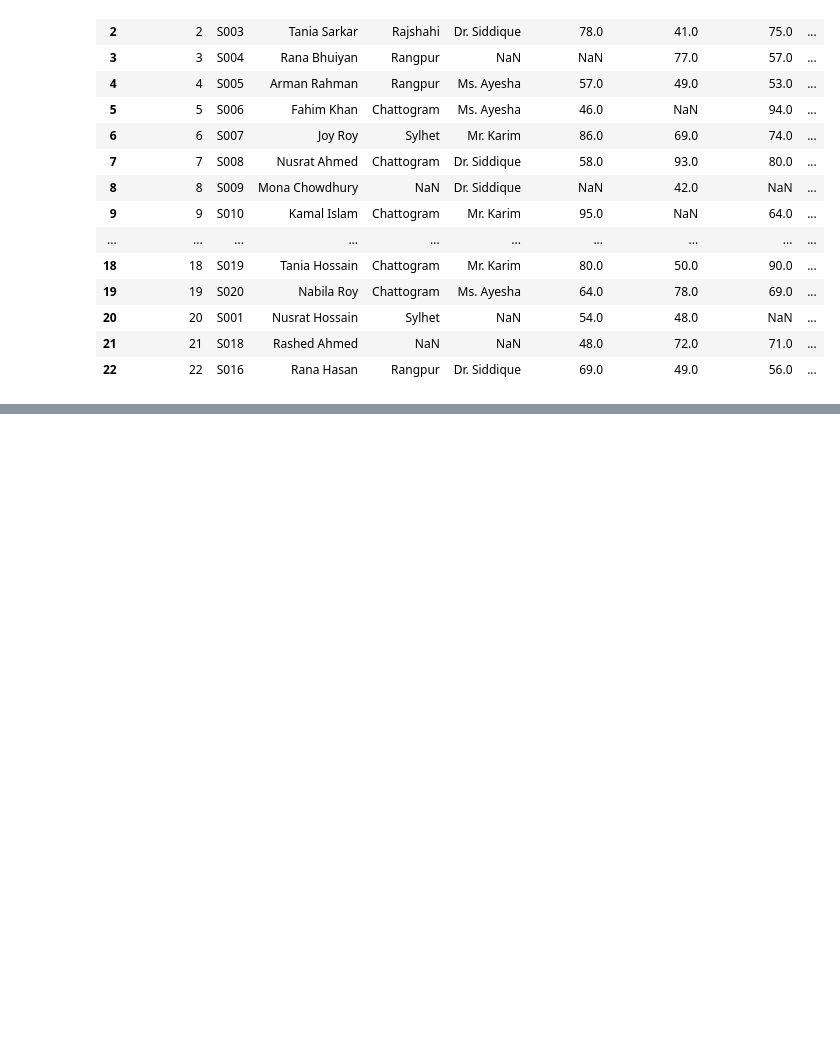
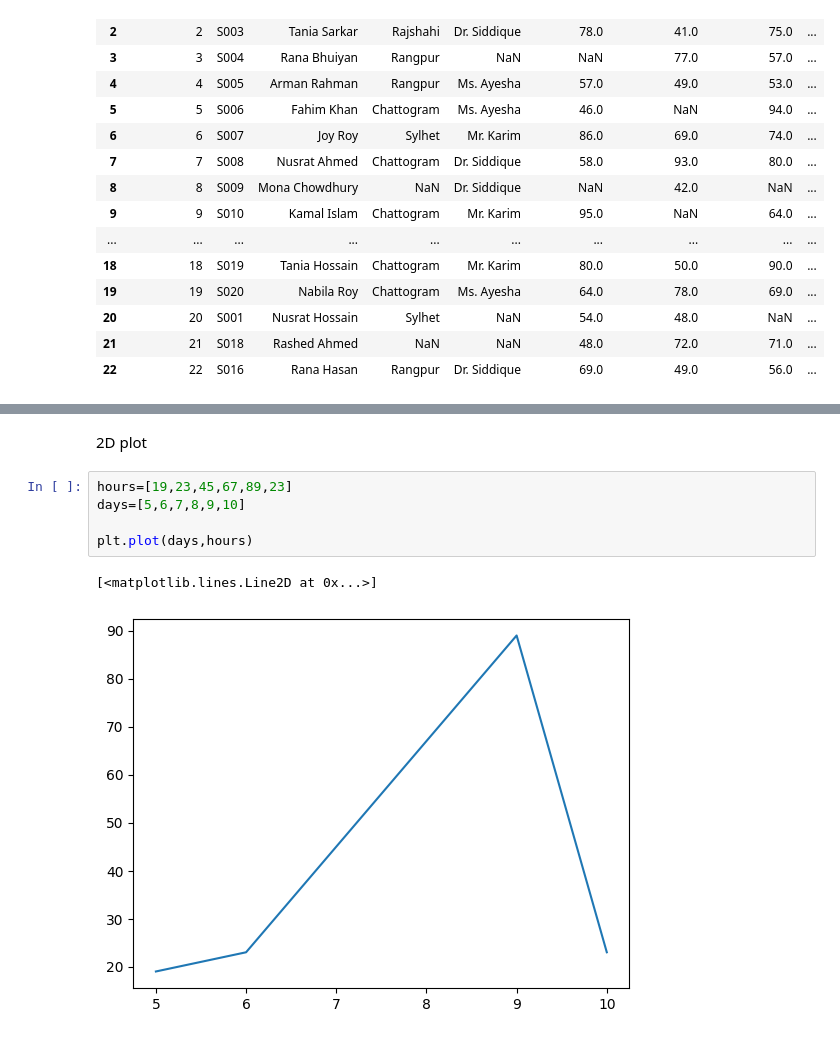
Before and after one commit to arman-hossain45/Phitrom_AI-ML, a Jupyter notebook: allModulePractice.ipynb, the cells around one changed output, grey strips where cells are left out. Cells and saved outputs as stored; diff of their text form; blank space fills up the shorter version.

```diff
--- a/allModulePractice.ipynb
+++ b/allModulePractice.ipynb
@@ -2829,0 +2839,10 @@ group.last()#last student gula dekhabe group ar under ar
+# %% [markdown]
+2D plot
+# %%
+hours=[19,23,45,67,89,23]
+days=[5,6,7,8,9,10]
+
+plt.plot(days,hours)
+# %% [output]
+[<matplotlib.lines.Line2D at 0x...>]
+[figure, added]
```
Also changed, not shown: parts of 26 cells of this notebook, 2 other files.
